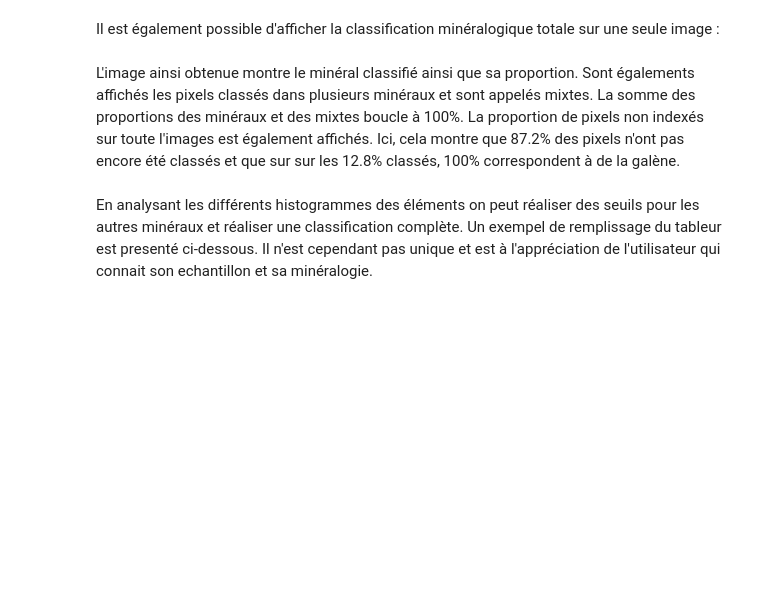
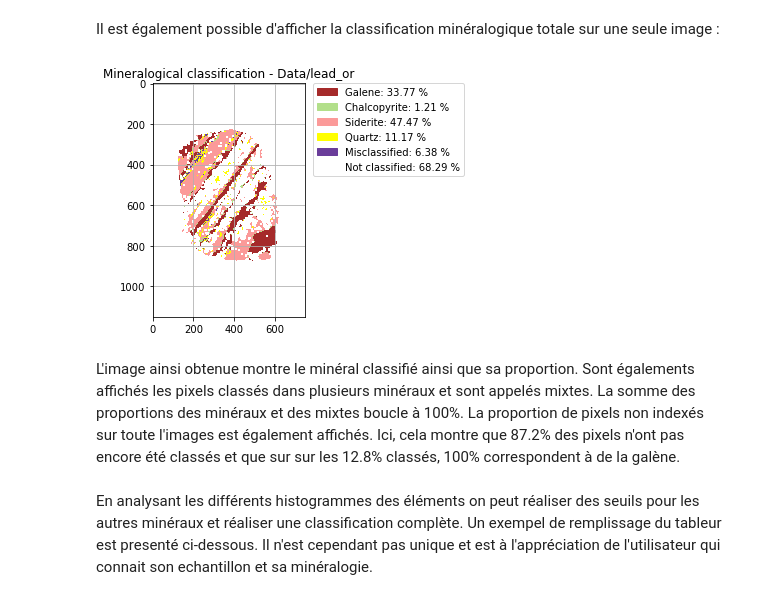
Before and after one commit to hameye/MARCIA, a Jupyter notebook: docs/examples/Tutorial.ipynb, the cells around one changed output. Saved outputs shown, nothing was run; the diff lists cells and outputs as text; code cells hidden in the pictures; blank space fills up the shorter version.

```diff
--- a/docs/examples/Tutorial.ipynb
+++ b/docs/examples/Tutorial.ipynb
@@ -122,3 +172,7 @@ cm.plot_mineral_mask()
+# %%
+mc.plot_minerals(mineral_cube)
+# %% [output]
+[figure, added]
 # %% [markdown]
 L'image ainsi obtenue montre le minéral classifié ainsi que sa proportion. Sont égalements affichés les pixels classés dans plusieurs minéraux et sont appelés mixtes. La somme des proportions des minéraux et des mixtes boucle à 100%. La proportion de pixels non indexés sur toute l'images est également affichés. Ici, cela montre que 87.2% des pixels n'ont pas encore été classés et que sur sur les 12.8% classés, 100% correspondent à de la galène.
 # %% [markdown]
```
Also changed, not shown: parts of 27 cells of this notebook, 23 other files.
